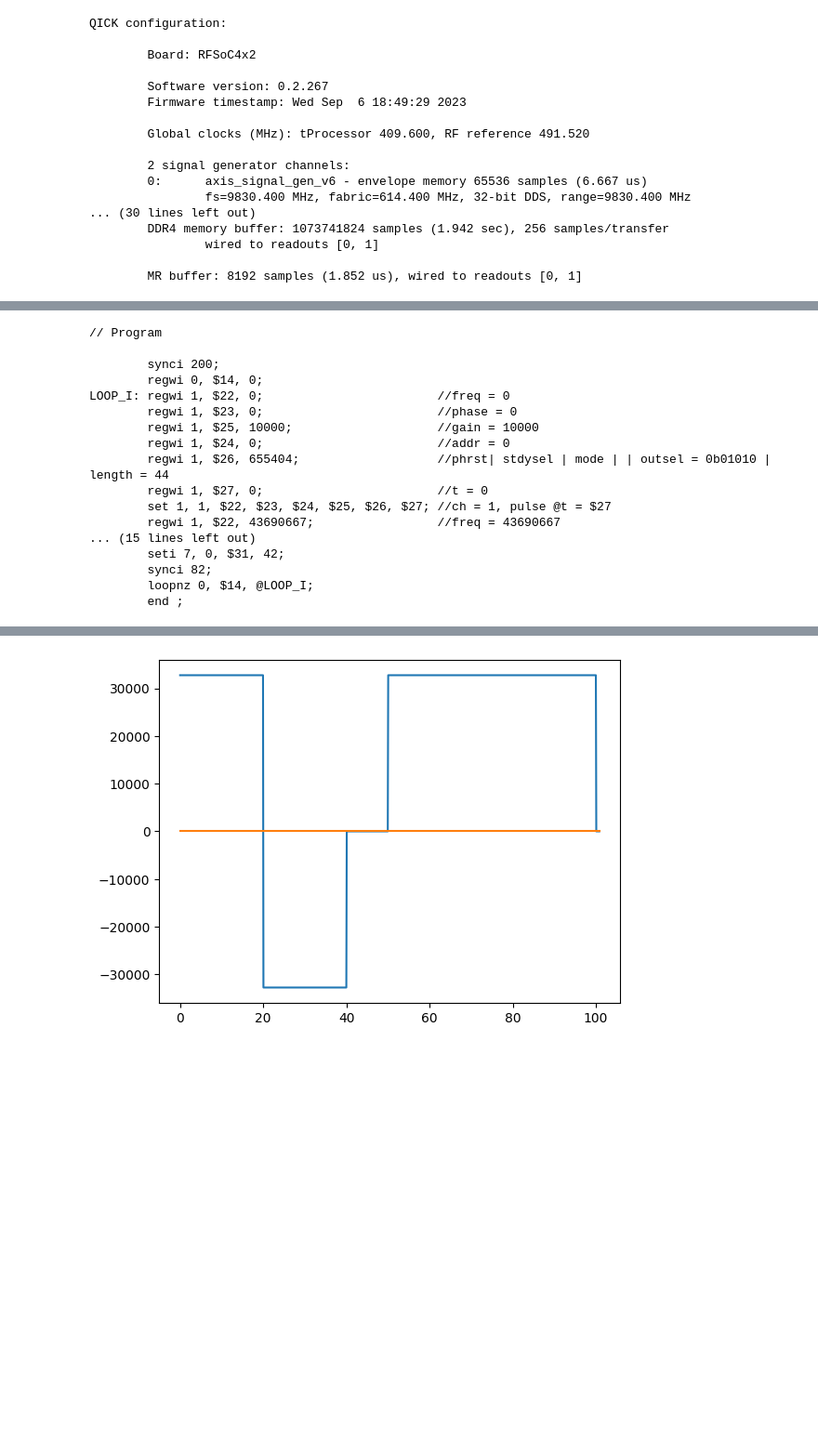
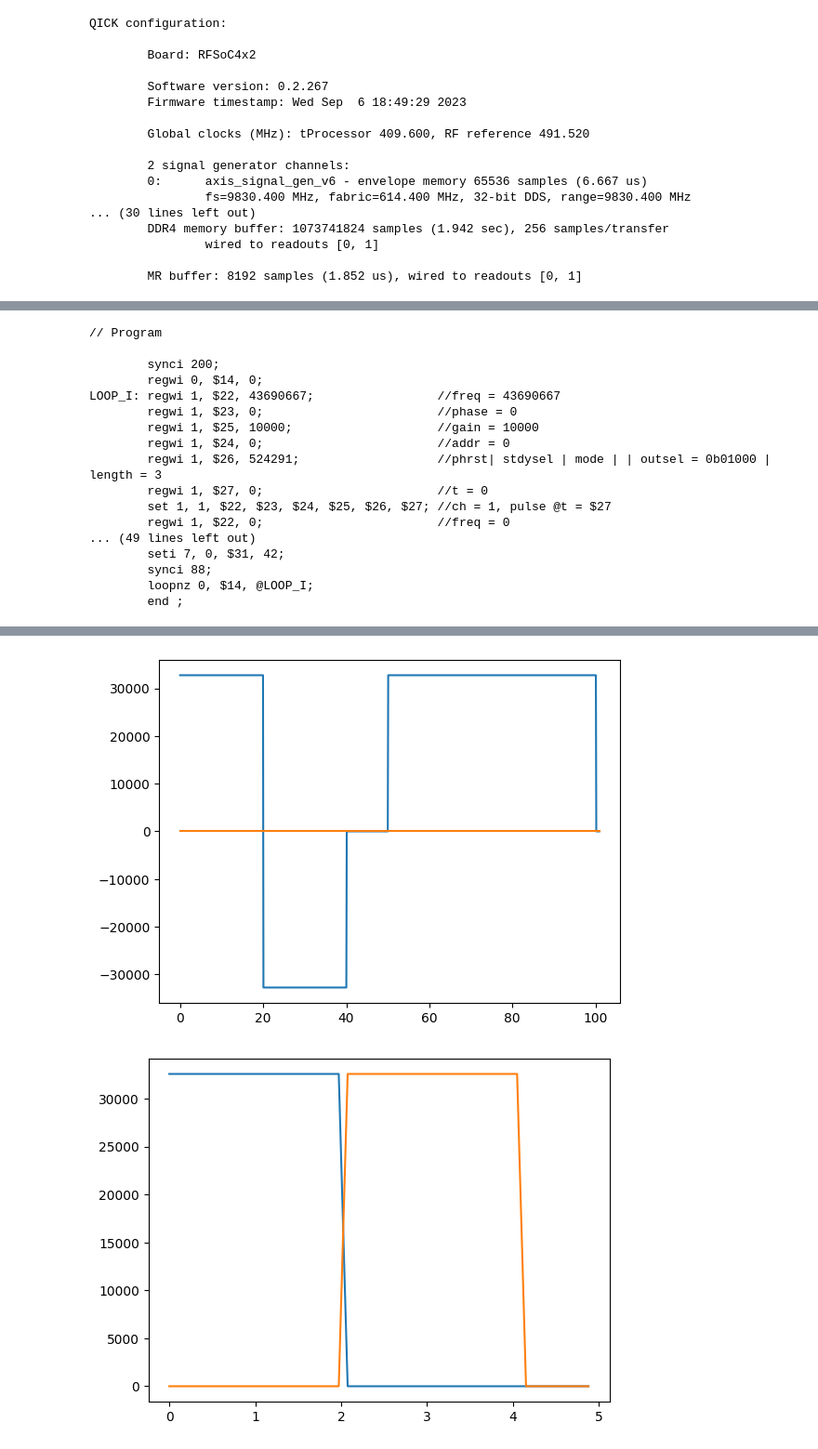
Before and after one commit to danieljamesgraham/qeg-rfsoc, a Jupyter notebook: arb_class_test.ipynb, the cells around one changed output, grey strips where cells are left out. Shown at 93% size. Drawn from its saved outputs; the diff is of its cells as text; code cells hidden in the pictures; blank space fills up the shorter version.

Commit message:
Added ability to input raw IQ data.

```diff
--- a/arb_class_test.ipynb
+++ b/arb_class_test.ipynb
@@ -59,17 +59,30 @@ QICK configuration:
 # Phase: Var
 # Amplitude: Var
 input_seq = ([10, 0.8, 0.2, 90], [10, 0], [50, 1.0, 0.1, 0])
-input_obj = RfsocArbPulses(soccfg, input_seq, outsel='input')
+input_obj = RfsocArbPulses(soccfg, sequence=input_seq, outsel='input')
 
 # ------ PRODUCT ------
 # Frequency: FIXED
 # Phase: Var
 # Amplitude: Var
 product_seq = ([20, 1.0, 0.1, 0], [20, 1.0, 0.1, 180], [10,0], [50, 1.0, 0.1, 0])
-product_obj = RfsocArbPulses(soccfg, product_seq, outsel='product')
+product_obj = RfsocArbPulses(soccfg, sequence=product_seq, outsel='product')
 
-dac_seq = [input_obj, (10, 0), (20, 1.0, 0.1, 0), product_obj]
-sequences = {'DAC_A': dac_seq, 'DIG_0': [(10, 1)]}
+# ------ SAMPLES ------
+samples = [[], []]
+for i in range(20):
+    samples[0].append(32566)
+    samples[1].append(0)
+for i in range(20):
+    samples[0].append(0)
+    samples[1].append(32566)
+samples_obj = RfsocArbPulses(soccfg, samples=samples, outsel='product', freq=0.1)
+
+# print(samples_obj.idata)
+# print(samples_obj.qdata)
+
+dac_seq = [samples_obj, (10,0), input_obj, (10, 0), (20, 1.0, 0.1, 0), product_obj]
+sequences = {'DAC_A': dac_seq, 'DAC_B': dac_seq, 'DIG_0': [(10, 1)]}
 
 delays = {"DAC_A": 0, "DAC_B": 0, "DIG_0": 38}
 gains = {'DAC_A': 10000}
@@ -108,17 +121,17 @@ print(prog)
 
         synci 200;
         regwi 0, $14, 0;
-LOOP_I: regwi 1, $22, 0;                        //freq = 0
+LOOP_I: regwi 1, $22, 43690667;                 //freq = 43690667
         regwi 1, $23, 0;                        //phase = 0
         regwi 1, $25, 10000;                    //gain = 10000
         regwi 1, $24, 0;                        //addr = 0
-        regwi 1, $26, 655404;                   //phrst| stdysel | mode | | outsel = 0b01010 | length = 44
+        regwi 1, $26, 524291;                   //phrst| stdysel | mode | | outsel = 0b01000 | length = 3
         regwi 1, $27, 0;                        //t = 0
         set 1, 1, $22, $23, $24, $25, $26, $27; //ch = 1, pulse @t = $27
-        regwi 1, $22, 43690667;                 //freq = 43690667
-... (15 lines left out)
+        regwi 1, $22, 0;                        //freq = 0
+... (49 lines left out)
         seti 7, 0, $31, 42;
-        synci 82;
+        synci 88;
         loopnz 0, $14, @LOOP_I;
         end ;
 # %%
@@ -126,13 +139,19 @@ soc.reset_gens()
 # %%
 x = np.arange(0, round(len(input_obj.idata) * 1e3 / 9830.4, 2), 1e3 / 9830.4)
 plt.plot(x, -input_obj.idata)
 plt.plot(x, input_obj.qdata)
 plt.show()
 
-x = np.arange(0, round(len(product_obj.idata) * 1e3 / 9830.4, 2), 1e3 / 9830.4)
+x = np.linspace(0, round(len(product_obj.idata) * 1e3 / 9830.4, 2), len(product_obj.idata))
 plt.plot(x, product_obj.idata)
 plt.plot(x, product_obj.qdata)
 plt.show()
+
+x = np.linspace(0, round(len(samples_obj.idata) * 1e3 / 9830.4, 2), len(samples_obj.idata))
+plt.plot(x, -samples_obj.idata)
+plt.plot(x, -samples_obj.qdata)
+plt.show()
 # %% [output]
 [figure]
 [figure]
+[figure, added]
```
Also changed, not shown: parts of 2 cells of this notebook, 2 other files.
